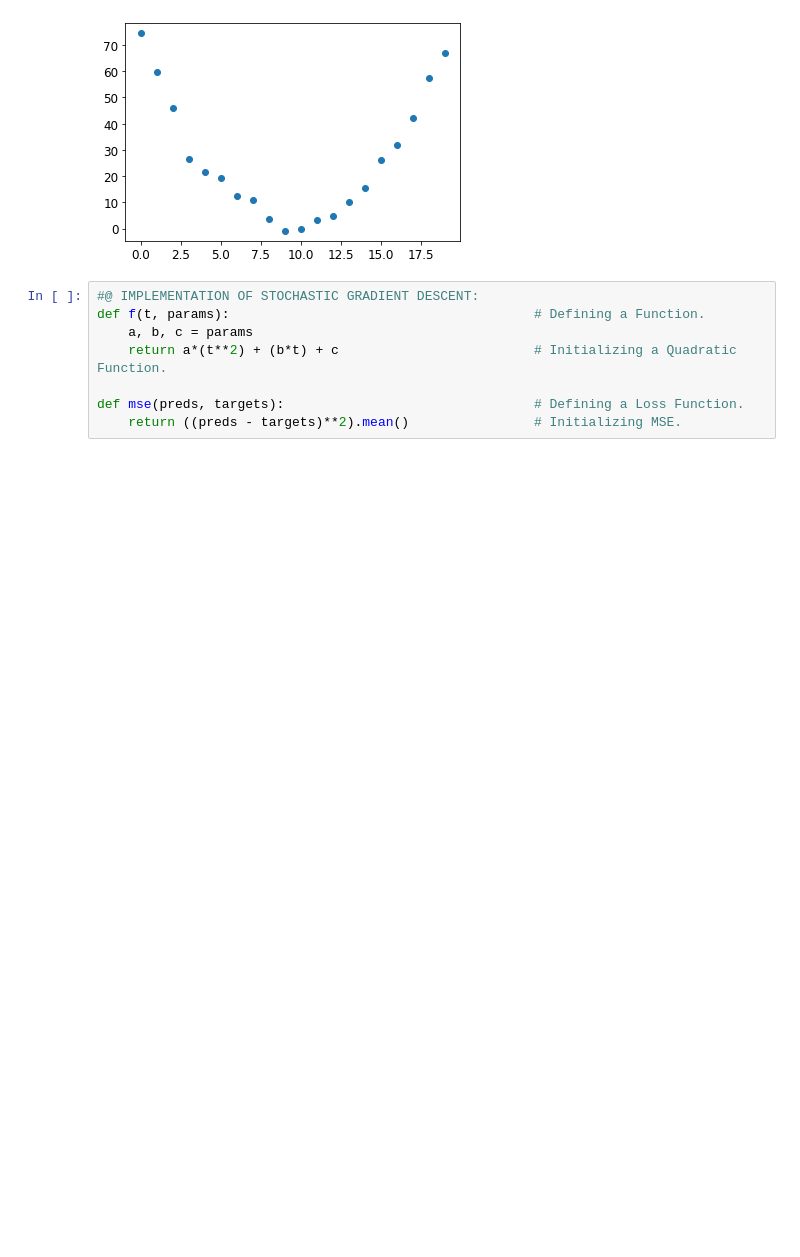
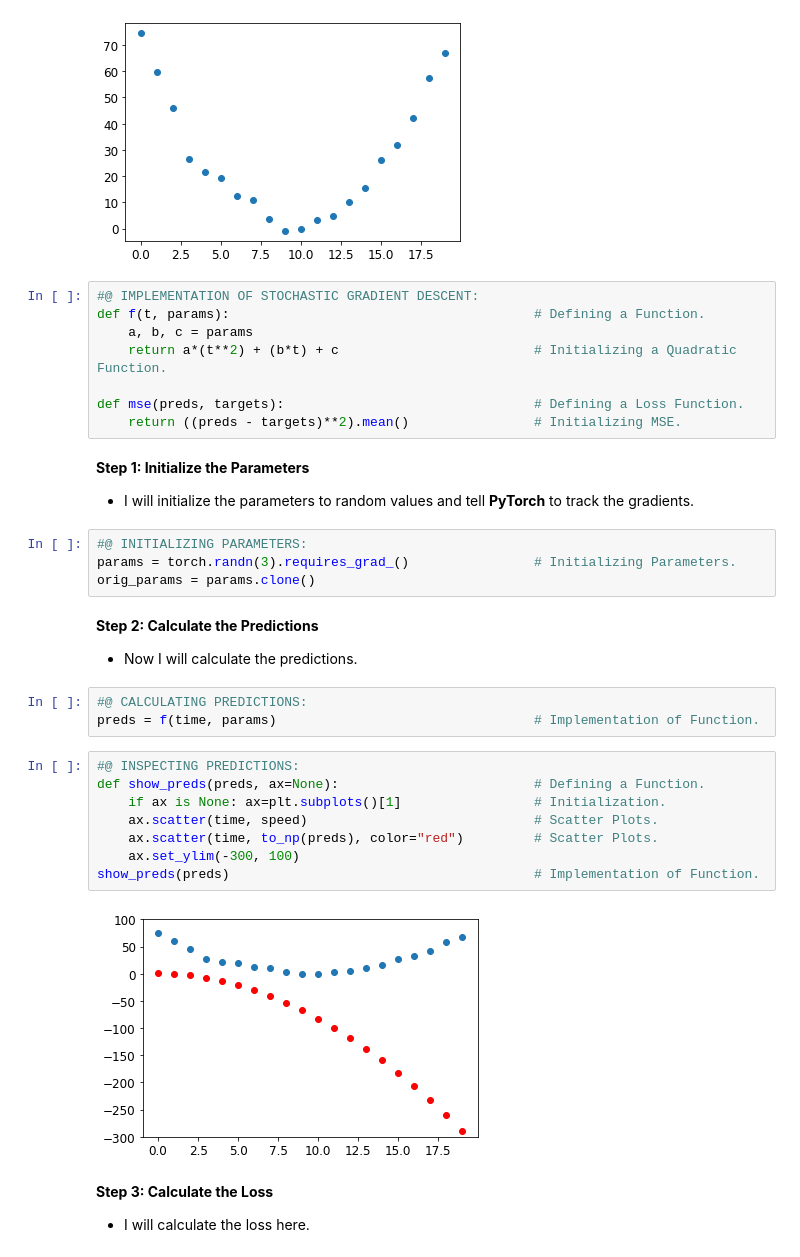
Before and after one commit to ThinamXx/Fastai, a Jupyter notebook: 3. Training a Classifier/DigitClassifier.ipynb, the cells around one changed output. Saved outputs shown, nothing was run; the diff lists cells and outputs as text; blank space fills up the shorter version.

```diff
--- a/3. Training a Classifier/DigitClassifier.ipynb
+++ b/3. Training a Classifier/DigitClassifier.ipynb
@@ -253,3 +252,29 @@ def f(t, params):                                       # Defining a Function.
 
 def mse(preds, targets):                                # Defining a Loss Function.
     return ((preds - targets)**2).mean()                # Initializing MSE.
+# %% [markdown]
+**Step 1: Initialize the Parameters**
+- I will initialize the parameters to random values and tell **PyTorch** to track the gradients.
+# %%
+#@ INITIALIZING PARAMETERS:
+params = torch.randn(3).requires_grad_()                # Initializing Parameters.
+orig_params = params.clone()
+# %% [markdown]
+**Step 2: Calculate the Predictions**
+- Now I will calculate the predictions.
+# %%
+#@ CALCULATING PREDICTIONS:
+preds = f(time, params)                                 # Implementation of Function.
+# %%
+#@ INSPECTING PREDICTIONS:
+def show_preds(preds, ax=None):                         # Defining a Function.
+    if ax is None: ax=plt.subplots()[1]                 # Initialization.
+    ax.scatter(time, speed)                             # Scatter Plots.
+    ax.scatter(time, to_np(preds), color="red")         # Scatter Plots.
+    ax.set_ylim(-300, 100)
+show_preds(preds)                                       # Implementation of Function.
+# %% [output]
+[figure, added]
+# %% [markdown]
+**Step 3: Calculate the Loss**
+- I will calculate the loss here.
```
Also changed, not shown: parts of 14 cells of this notebook.
